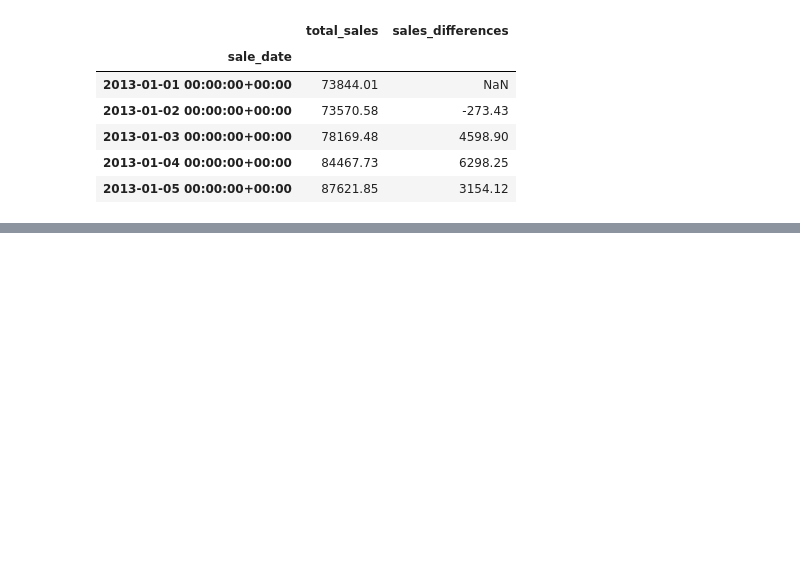
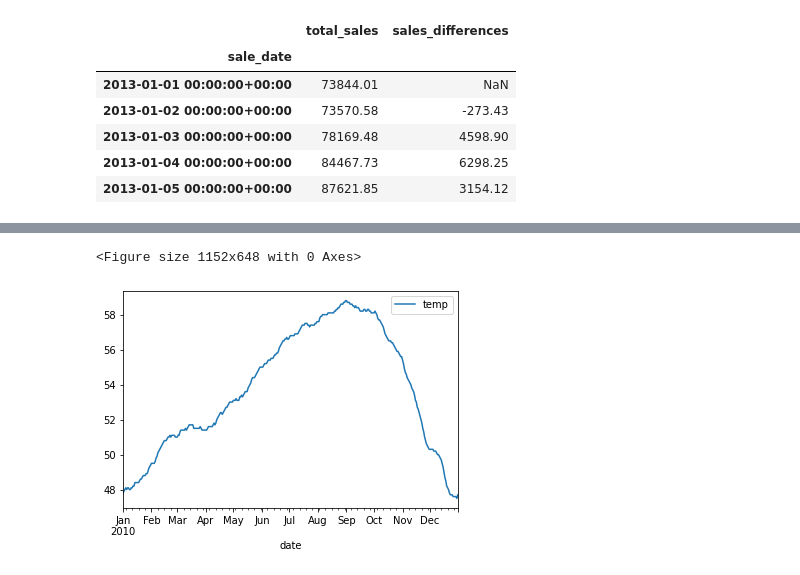
Before and after one commit to chasethompson/ds-methodologies-exercises, a Jupyter notebook: time_series/Time Series Lesson Notes.ipynb, the cells around one changed output, grey strips where cells are left out. Saved outputs shown, nothing was run; the diff lists cells and outputs as text; code cells hidden in the pictures; blank space fills up the shorter version.

```diff
--- a/time_series/Time Series Lesson Notes.ipynb
+++ b/time_series/Time Series Lesson Notes.ipynb
@@ -657,0 +679,3 @@ sales_diff_df.head()
+# %%
+from vega_datasets import data
+sf = data.sf_temps()
@@ -657,0 +695,2 @@ sales_diff_df.head()
+# %%
+sf = sf.sort_values("date").set_index("date")
@@ -657,0 +726,7 @@ sales_diff_df.head()
+# %%
+plt.figure(figsize=(16, 9))
+sf.groupby(sf.index)[['temp']].mean().asfreq('D').plot.line()
+plt.show()
+# %% [output]
+<Figure size 1152x648 with 0 Axes>
+[figure, added]
```
Also changed, not shown: parts of 23 cells of this notebook, 1 other file.
